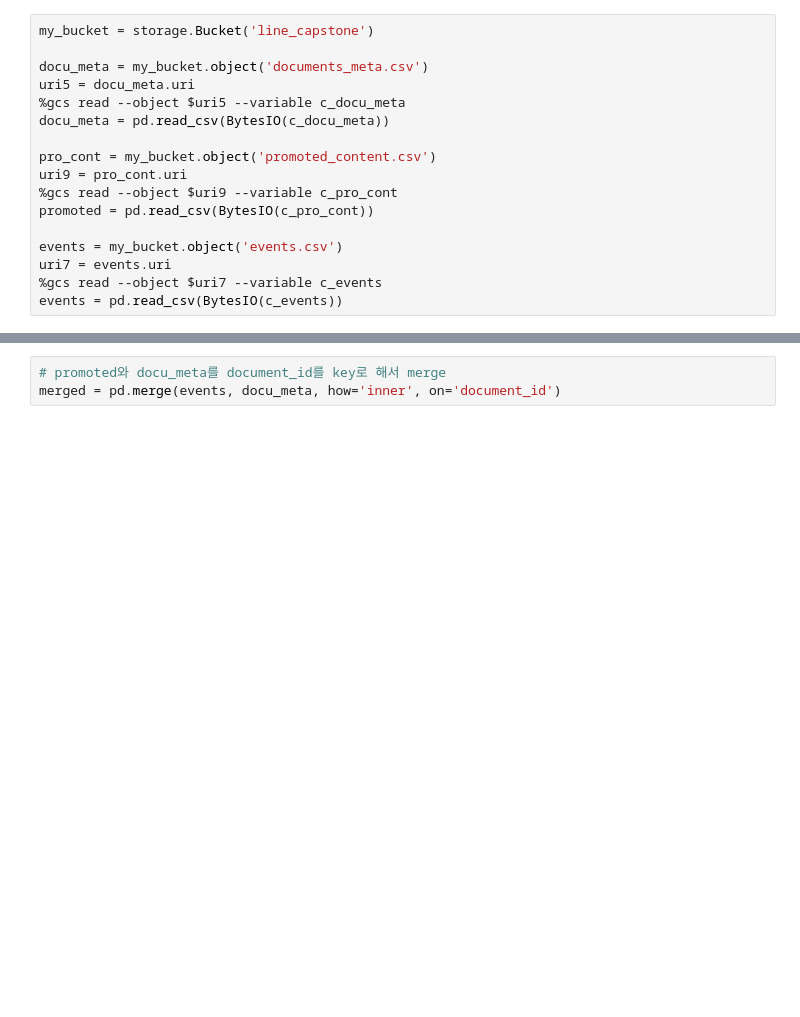
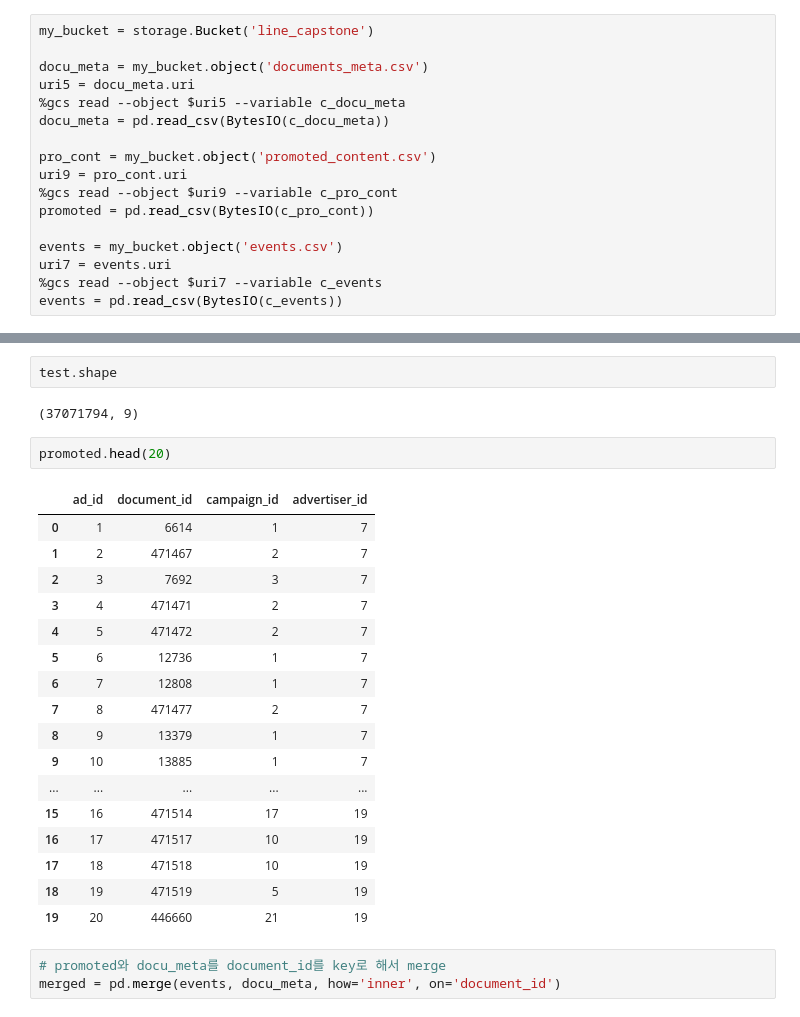
Before and after one commit to line-capstone/Projects, a Jupyter notebook: Codes/[CS]Feature Engineering_02_Ads and Documents.ipynb, the cells around one changed output, grey strips where cells are left out. Saved outputs shown, nothing was run; the diff lists cells and outputs as text; blank space fills up the shorter version.

Commit message:
02_Ads and Documents_V4

```diff
--- a/Codes/[CS]Feature Engineering_02_Ads and Documents.ipynb
+++ b/Codes/[CS]Feature Engineering_02_Ads and Documents.ipynb
@@ -49,3 +152,27 @@ events = pd.read_csv(BytesIO(c_events))
+# %%
+test.shape
+# %% [output]
+(37071794, 9)
+# %%
+promoted.head(20)
+# %% [output]
+|  | ad_id | document_id | campaign_id | advertiser_id |
+| 0 | 1 | 6614 | 1 | 7 |
+| 1 | 2 | 471467 | 2 | 7 |
+| 2 | 3 | 7692 | 3 | 7 |
+| 3 | 4 | 471471 | 2 | 7 |
+| 4 | 5 | 471472 | 2 | 7 |
+| 5 | 6 | 12736 | 1 | 7 |
+| 6 | 7 | 12808 | 1 | 7 |
+| 7 | 8 | 471477 | 2 | 7 |
+| 8 | 9 | 13379 | 1 | 7 |
+| 9 | 10 | 13885 | 1 | 7 |
+| ... | ... | ... | ... | ... |
+| 15 | 16 | 471514 | 17 | 19 |
+| 16 | 17 | 471517 | 10 | 19 |
+| 17 | 18 | 471518 | 10 | 19 |
+| 18 | 19 | 471519 | 5 | 19 |
+| 19 | 20 | 446660 | 21 | 19 |
 # %%
 # promoted와 docu_meta를 document_id를 key로 해서 merge
 merged = pd.merge(events, docu_meta, how='inner', on='document_id')
```
Also changed, not shown: parts of 14 cells of this notebook.
